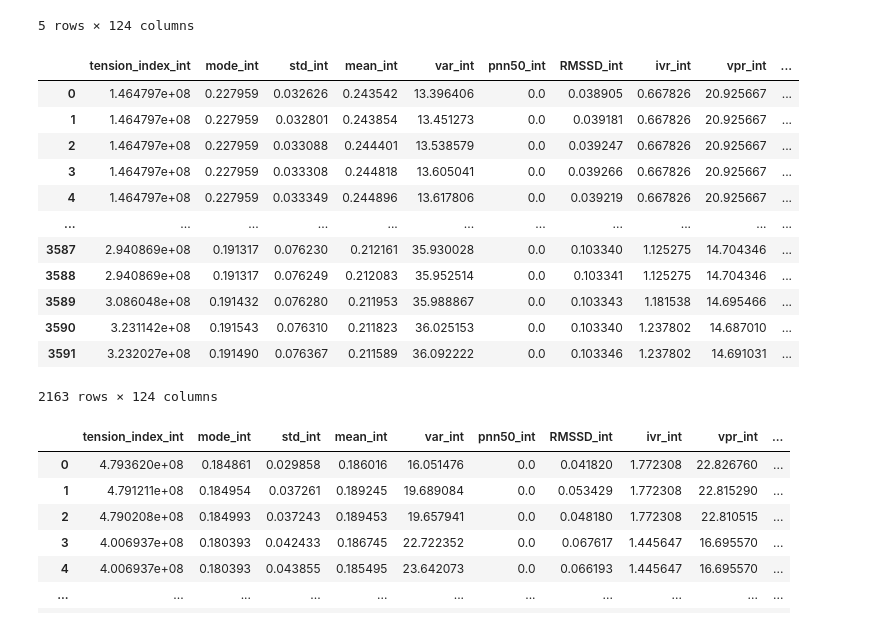
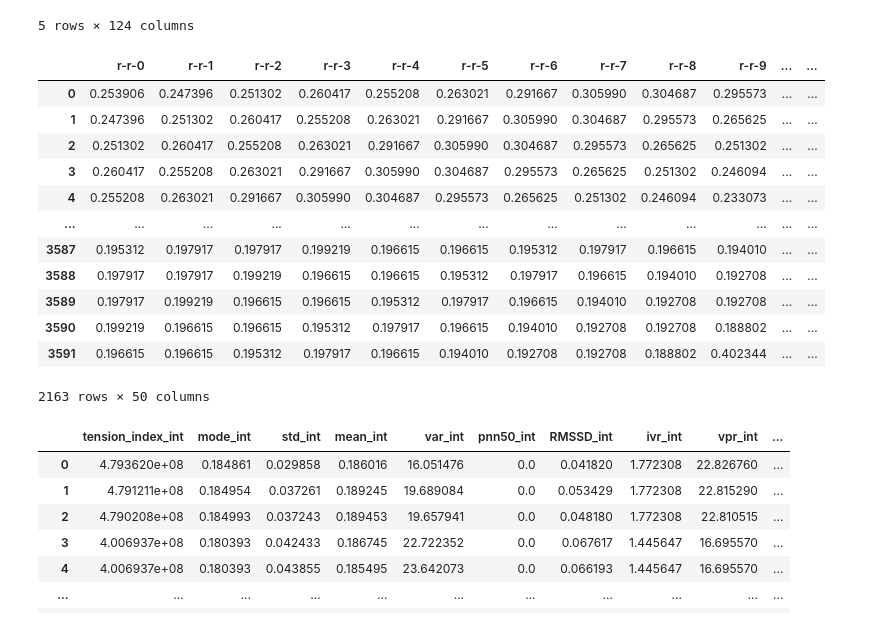
Before and after one commit to OnlyOneUseAcc/CardioSpike, a Jupyter notebook: models/autoencoder_model.ipynb, the cells around one changed output. Saved outputs shown, nothing was run; the diff lists cells and outputs as text; code cells hidden in the pictures.

```diff
--- a/models/autoencoder_model.ipynb
+++ b/models/autoencoder_model.ipynb
@@ -19,24 +19,24 @@ train.head()
 # %%
 zero_train = train.copy()
 
 for column in zero_train.iloc[:, -50:].columns:
     zero_train = zero_train.loc[zero_train[column] == 0]
 
-zero_train
+zero_train.iloc[0:, -100: -50]
 # %% [output]
-|  | tension_index_int | mode_int | std_int | mean_int | var_int | pnn50_int | RMSSD_int | ivr_int | vpr_int | ... |
-| 0 | 1.464797e+08 | 0.227959 | 0.032626 | 0.243542 | 13.396406 | 0.0 | 0.038905 | 0.667826 | 20.925667 | ... |
-| 1 | 1.464797e+08 | 0.227959 | 0.032801 | 0.243854 | 13.451273 | 0.0 | 0.039181 | 0.667826 | 20.925667 | ... |
-| 2 | 1.464797e+08 | 0.227959 | 0.033088 | 0.244401 | 13.538579 | 0.0 | 0.039247 | 0.667826 | 20.925667 | ... |
-| 3 | 1.464797e+08 | 0.227959 | 0.033308 | 0.244818 | 13.605041 | 0.0 | 0.039266 | 0.667826 | 20.925667 | ... |
-| 4 | 1.464797e+08 | 0.227959 | 0.033349 | 0.244896 | 13.617806 | 0.0 | 0.039219 | 0.667826 | 20.925667 | ... |
-| ... | ... | ... | ... | ... | ... | ... | ... | ... | ... | ... |
-| 3587 | 2.940869e+08 | 0.191317 | 0.076230 | 0.212161 | 35.930028 | 0.0 | 0.103340 | 1.125275 | 14.704346 | ... |
-| 3588 | 2.940869e+08 | 0.191317 | 0.076249 | 0.212083 | 35.952514 | 0.0 | 0.103341 | 1.125275 | 14.704346 | ... |
-| 3589 | 3.086048e+08 | 0.191432 | 0.076280 | 0.211953 | 35.988867 | 0.0 | 0.103343 | 1.181538 | 14.695466 | ... |
-| 3590 | 3.231142e+08 | 0.191543 | 0.076310 | 0.211823 | 36.025153 | 0.0 | 0.103340 | 1.237802 | 14.687010 | ... |
-| 3591 | 3.232027e+08 | 0.191490 | 0.076367 | 0.211589 | 36.092222 | 0.0 | 0.103346 | 1.237802 | 14.691031 | ... |
+|  | r-r-0 | r-r-1 | r-r-2 | r-r-3 | r-r-4 | r-r-5 | r-r-6 | r-r-7 | r-r-8 | r-r-9 | ... | ... |
+| 0 | 0.253906 | 0.247396 | 0.251302 | 0.260417 | 0.255208 | 0.263021 | 0.291667 | 0.305990 | 0.304687 | 0.295573 | ... | ... |
+| 1 | 0.247396 | 0.251302 | 0.260417 | 0.255208 | 0.263021 | 0.291667 | 0.305990 | 0.304687 | 0.295573 | 0.265625 | ... | ... |
+| 2 | 0.251302 | 0.260417 | 0.255208 | 0.263021 | 0.291667 | 0.305990 | 0.304687 | 0.295573 | 0.265625 | 0.251302 | ... | ... |
+| 3 | 0.260417 | 0.255208 | 0.263021 | 0.291667 | 0.305990 | 0.304687 | 0.295573 | 0.265625 | 0.251302 | 0.246094 | ... | ... |
+| 4 | 0.255208 | 0.263021 | 0.291667 | 0.305990 | 0.304687 | 0.295573 | 0.265625 | 0.251302 | 0.246094 | 0.233073 | ... | ... |
+| ... | ... | ... | ... | ... | ... | ... | ... | ... | ... | ... | ... | ... |
+| 3587 | 0.195312 | 0.197917 | 0.197917 | 0.199219 | 0.196615 | 0.196615 | 0.195312 | 0.197917 | 0.196615 | 0.194010 | ... | ... |
+| 3588 | 0.197917 | 0.197917 | 0.199219 | 0.196615 | 0.196615 | 0.195312 | 0.197917 | 0.196615 | 0.194010 | 0.192708 | ... | ... |
+| 3589 | 0.197917 | 0.199219 | 0.196615 | 0.196615 | 0.195312 | 0.197917 | 0.196615 | 0.194010 | 0.192708 | 0.192708 | ... | ... |
+| 3590 | 0.199219 | 0.196615 | 0.196615 | 0.195312 | 0.197917 | 0.196615 | 0.194010 | 0.192708 | 0.192708 | 0.188802 | ... | ... |
+| 3591 | 0.196615 | 0.196615 | 0.195312 | 0.197917 | 0.196615 | 0.194010 | 0.192708 | 0.192708 | 0.188802 | 0.402344 | ... | ... |
-2163 rows × 124 columns
+2163 rows × 50 columns
 # %%
 one_test = test.copy()
 
```
Also changed, not shown: parts of 13 cells of this notebook.
